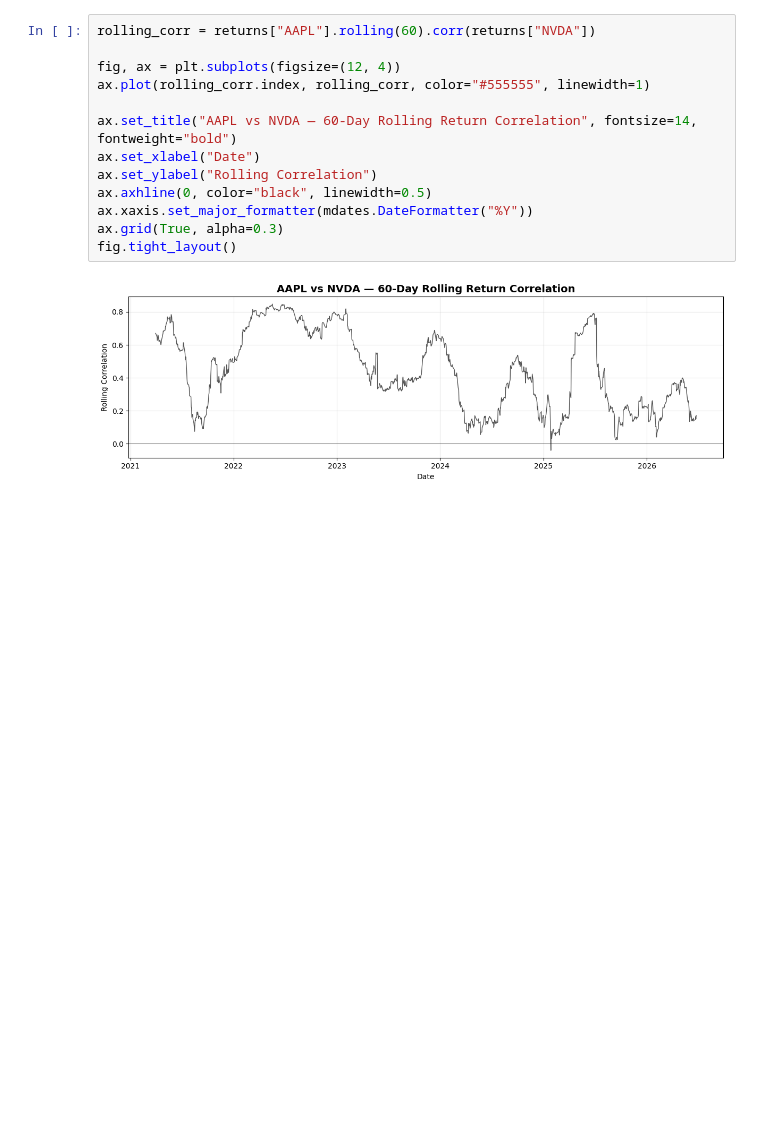
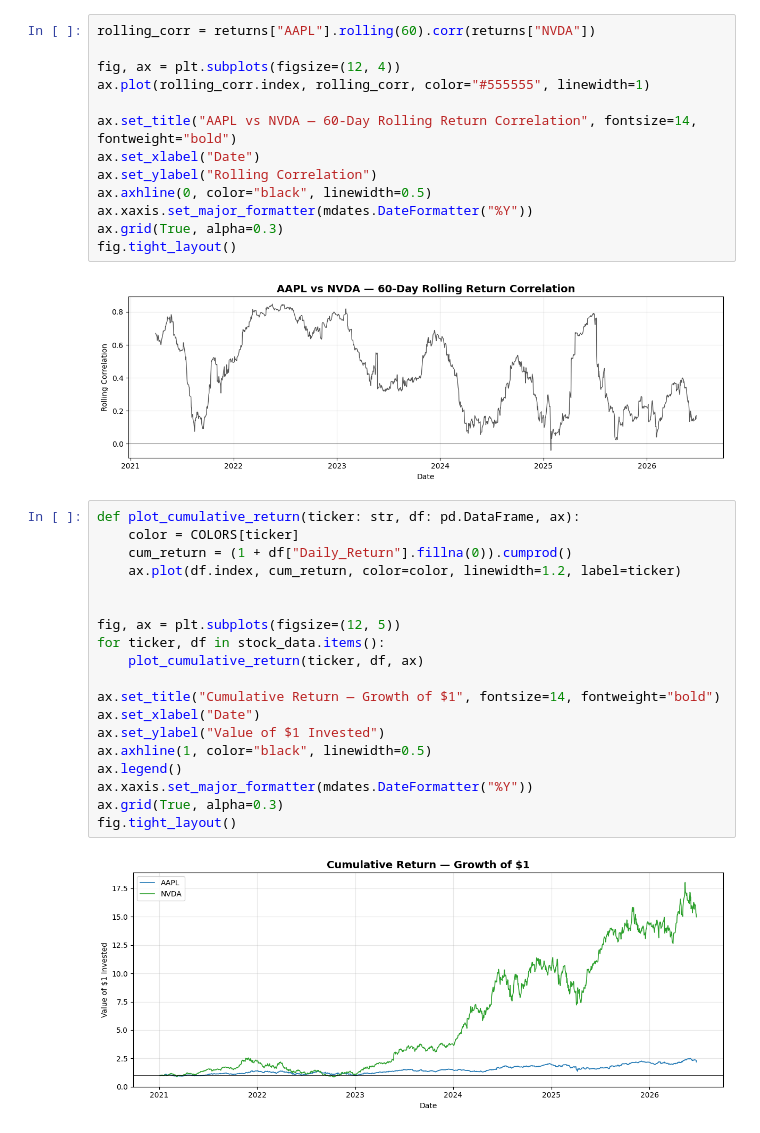
Before and after one commit to Namtran23805/stock-prediction, a Jupyter notebook: notebooks/basic_analysis.ipynb, the cells around one changed output. Saved outputs shown, nothing was run; the diff lists cells and outputs as text; blank space fills up the shorter version.

Commit message:
Add cumulative return, drawdown, ACF, and volume/return plots

```diff
--- a/notebooks/basic_analysis.ipynb
+++ b/notebooks/basic_analysis.ipynb
@@ -146,3 +146,24 @@ ax.grid(True, alpha=0.3)
 fig.tight_layout()
 # %% [output]
 [figure]
+# %%
+def plot_cumulative_return(ticker: str, df: pd.DataFrame, ax):
+    color = COLORS[ticker]
+    cum_return = (1 + df["Daily_Return"].fillna(0)).cumprod()
+    ax.plot(df.index, cum_return, color=color, linewidth=1.2, label=ticker)
+
+
+fig, ax = plt.subplots(figsize=(12, 5))
+for ticker, df in stock_data.items():
+    plot_cumulative_return(ticker, df, ax)
+
+ax.set_title("Cumulative Return — Growth of $1", fontsize=14, fontweight="bold")
+ax.set_xlabel("Date")
+ax.set_ylabel("Value of $1 Invested")
+ax.axhline(1, color="black", linewidth=0.5)
+ax.legend()
+ax.xaxis.set_major_formatter(mdates.DateFormatter("%Y"))
+ax.grid(True, alpha=0.3)
+fig.tight_layout()
+# %% [output]
+[figure, added]
```
Also changed, not shown: parts of 3 cells of this notebook.
